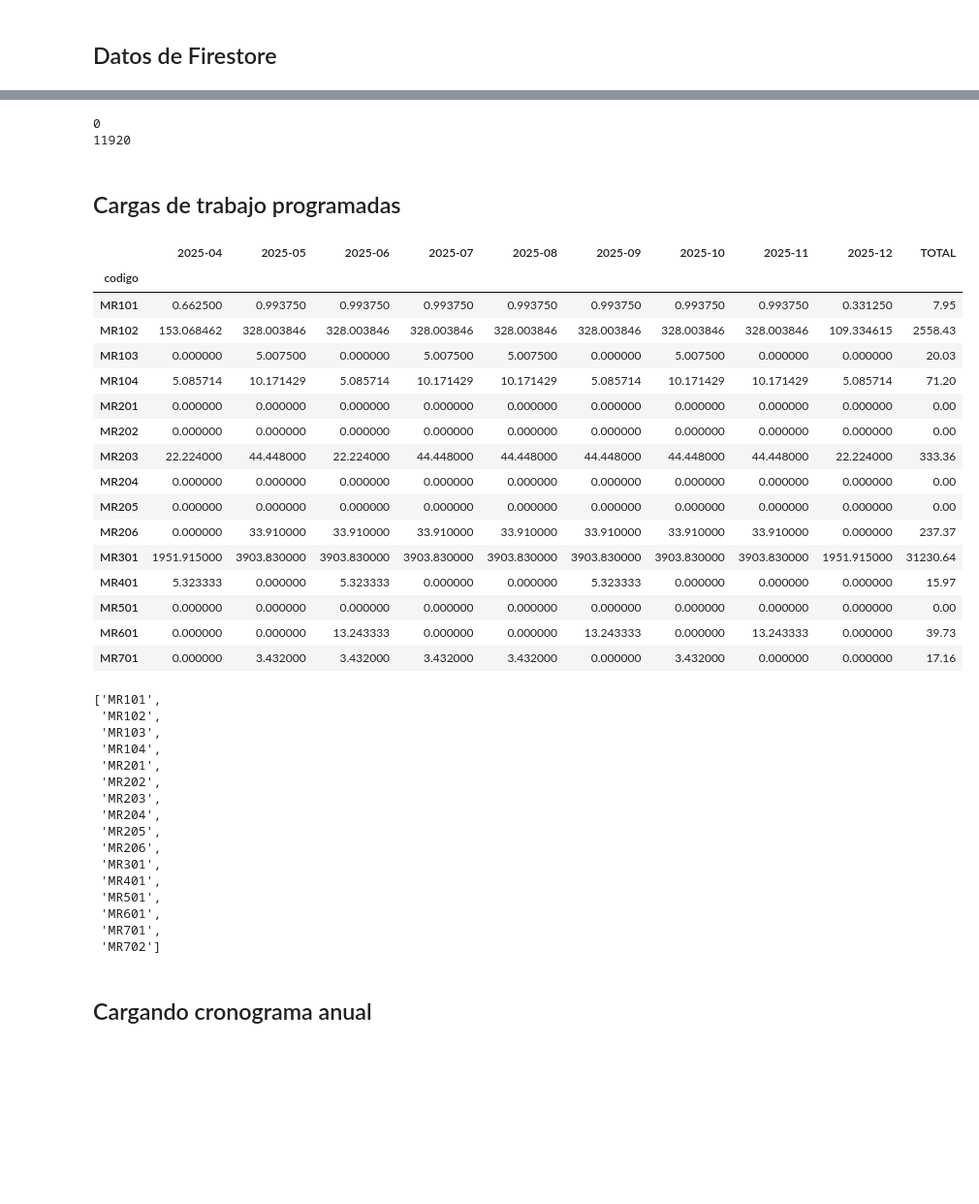
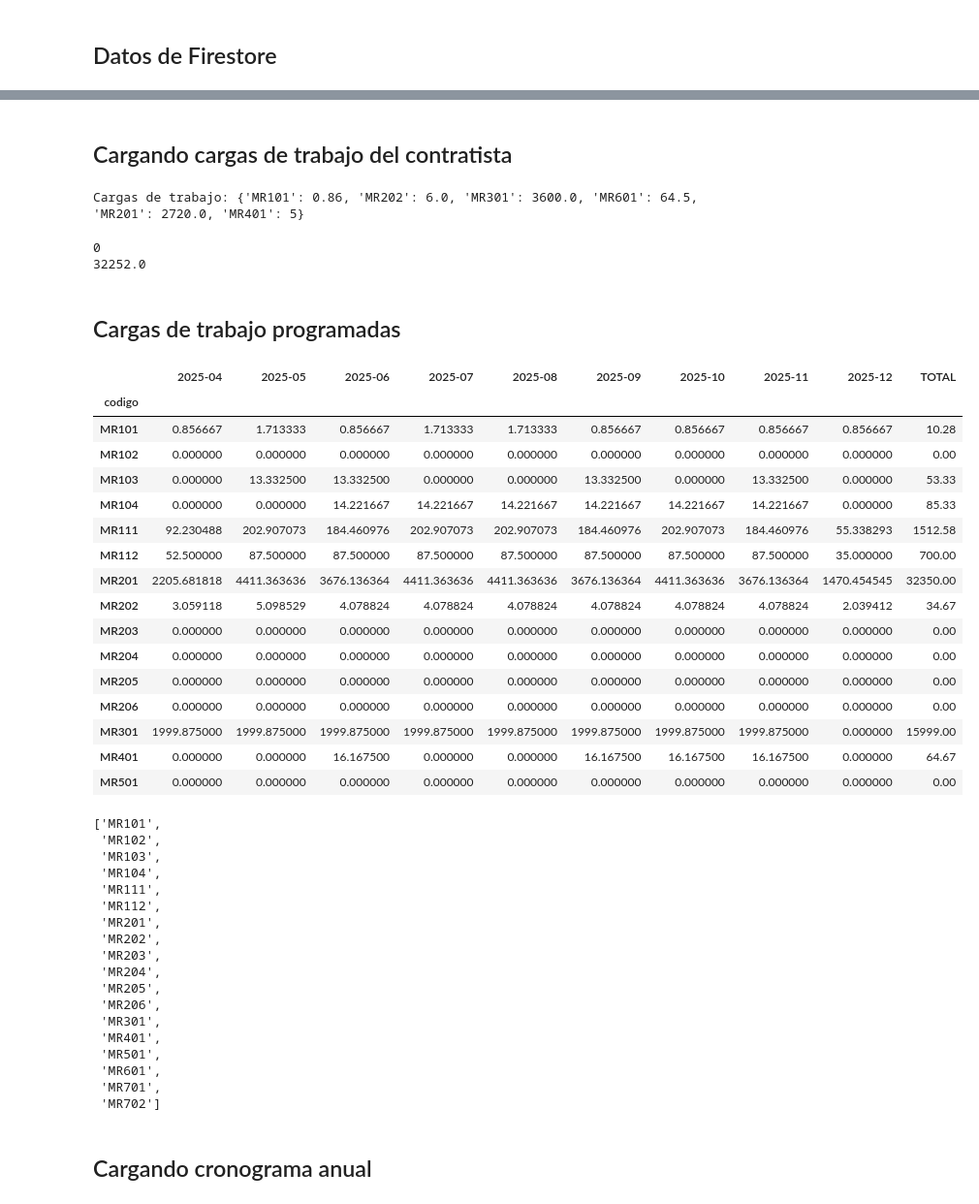
Before and after one commit to eder3232/ivp-asignaciones-financieras, a Jupyter notebook: src/100_cargas_trabajo.ipynb, the cells around one changed output, grey strips where cells are left out. Shown: that part at 97% size. Cells and saved outputs as stored; diff of their text form; code cells hidden in the pictures; blank space fills up the shorter version.

Commit message:
Actualizado cargas de trabajo

```diff
--- a/src/100_cargas_trabajo.ipynb
+++ b/src/100_cargas_trabajo.ipynb
@@ -20,7 +20,7 @@ from openpyxl.utils import get_column_letter
 # %% [markdown]
 ## Datos del proyecto en análisis
 # %%
-proyecto="callacalla"
+proyecto="sibayo"
 mes=4
 anio=2025
 # %% [markdown]
@@ -45,0 +46,2 @@ else:
+# %% [markdown]
+## Cargando cargas de trabajo del contratista
@@ -46,3 +59,12 @@ else:
+# %%
+valorizacion_snapshot = doc_ref_valorizacion.get()
+if not valorizacion_snapshot.exists:
+    print("No existe el documento de cargas de trabajo.")
+
+cargas_trabajo_contratista = valorizacion_snapshot.to_dict()['cargas_trabajo_contratista']
+print("Cargas de trabajo:", cargas_trabajo_contratista)
+# %% [output]
+Cargas de trabajo: {'MR101': 0.86, 'MR202': 6.0, 'MR301': 3600.0, 'MR601': 64.5, 'MR201': 2720.0, 'MR401': 5}
 # %%
 progresiva_inicio=data_mantenimiento.to_dict()["expediente"]["coordenadas"]["inicio"]["progresiva"]
 progresiva_fin=data_mantenimiento.to_dict()["expediente"]["coordenadas"]["fin"]["progresiva"]
@@ -51,35 +73,35 @@ print(progresiva_inicio)
 print(progresiva_fin)
 # %% [output]
 0
-11920
+32252.0
 # %% [markdown]
 ## Cargas de trabajo programadas
 # %%
 # Concatenar la ruta completa al archivo .pkl
 ruta_archivo = os.path.join("data",proyecto, f"{proyecto}_cargas_trabajo.pkl")
 
 # Leer el archivo pickle
 with open(ruta_archivo, "rb") as f:
-    cargas_trabajo = pickle.load(f)
+    cargas_trabajo_programadas_anualmente = pickle.load(f)
 
-cargas_trabajo.head(15)
+cargas_trabajo_programadas_anualmente.head(15)
 # %% [output]
 |  | 2025-04 | 2025-05 | 2025-06 | 2025-07 | 2025-08 | 2025-09 | 2025-10 | 2025-11 | 2025-12 | TOTAL |
 | codigo |  |  |  |  |  |  |  |  |  |  |
-| MR101 | 0.662500 | 0.993750 | 0.993750 | 0.993750 | 0.993750 | 0.993750 | 0.993750 | 0.993750 | 0.331250 | 7.95 |
-| MR102 | 153.068462 | 328.003846 | 328.003846 | 328.003846 | 328.003846 | 328.003846 | 328.003846 | 328.003846 | 109.334615 | 2558.43 |
-| MR103 | 0.000000 | 5.007500 | 0.000000 | 5.007500 | 5.007500 | 0.000000 | 5.007500 | 0.000000 | 0.000000 | 20.03 |
-| MR104 | 5.085714 | 10.171429 | 5.085714 | 10.171429 | 10.171429 | 5.085714 | 10.171429 | 10.171429 | 5.085714 | 71.20 |
-| MR201 | 0.000000 | 0.000000 | 0.000000 | 0.000000 | 0.000000 | 0.000000 | 0.000000 | 0.000000 | 0.000000 | 0.00 |
-| MR202 | 0.000000 | 0.000000 | 0.000000 | 0.000000 | 0.000000 | 0.000000 | 0.000000 | 0.000000 | 0.000000 | 0.00 |
-| MR203 | 22.224000 | 44.448000 | 22.224000 | 44.448000 | 44.448000 | 44.448000 | 44.448000 | 44.448000 | 22.224000 | 333.36 |
+| MR101 | 0.856667 | 1.713333 | 0.856667 | 1.713333 | 1.713333 | 0.856667 | 0.856667 | 0.856667 | 0.856667 | 10.28 |
+| MR102 | 0.000000 | 0.000000 | 0.000000 | 0.000000 | 0.000000 | 0.000000 | 0.000000 | 0.000000 | 0.000000 | 0.00 |
+| MR103 | 0.000000 | 13.332500 | 13.332500 | 0.000000 | 0.000000 | 13.332500 | 0.000000 | 13.332500 | 0.000000 | 53.33 |
+| MR104 | 0.000000 | 0.000000 | 14.221667 | 14.221667 | 14.221667 | 14.221667 | 14.221667 | 14.221667 | 0.000000 | 85.33 |
+| MR111 | 92.230488 | 202.907073 | 184.460976 | 202.907073 | 202.907073 | 184.460976 | 202.907073 | 184.460976 | 55.338293 | 1512.58 |
+| MR112 | 52.500000 | 87.500000 | 87.500000 | 87.500000 | 87.500000 | 87.500000 | 87.500000 | 87.500000 | 35.000000 | 700.00 |
+| MR201 | 2205.681818 | 4411.363636 | 3676.136364 | 4411.363636 | 4411.363636 | 3676.136364 | 4411.363636 | 3676.136364 | 1470.454545 | 32350.00 |
+| MR202 | 3.059118 | 5.098529 | 4.078824 | 4.078824 | 4.078824 | 4.078824 | 4.078824 | 4.078824 | 2.039412 | 34.67 |
+| MR203 | 0.000000 | 0.000000 | 0.000000 | 0.000000 | 0.000000 | 0.000000 | 0.000000 | 0.000000 | 0.000000 | 0.00 |
 | MR204 | 0.000000 | 0.000000 | 0.000000 | 0.000000 | 0.000000 | 0.000000 | 0.000000 | 0.000000 | 0.000000 | 0.00 |
 | MR205 | 0.000000 | 0.000000 | 0.000000 | 0.000000 | 0.000000 | 0.000000 | 0.000000 | 0.000000 | 0.000000 | 0.00 |
-| MR206 | 0.000000 | 33.910000 | 33.910000 | 33.910000 | 33.910000 | 33.910000 | 33.910000 | 33.910000 | 0.000000 | 237.37 |
-| MR301 | 1951.915000 | 3903.830000 | 3903.830000 | 3903.830000 | 3903.830000 | 3903.830000 | 3903.830000 | 3903.830000 | 1951.915000 | 31230.64 |
-| MR401 | 5.323333 | 0.000000 | 5.323333 | 0.000000 | 0.000000 | 5.323333 | 0.000000 | 0.000000 | 0.000000 | 15.97 |
+| MR206 | 0.000000 | 0.000000 | 0.000000 | 0.000000 | 0.000000 | 0.000000 | 0.000000 | 0.000000 | 0.000000 | 0.00 |
+| MR301 | 1999.875000 | 1999.875000 | 1999.875000 | 1999.875000 | 1999.875000 | 1999.875000 | 1999.875000 | 1999.875000 | 0.000000 | 15999.00 |
+| MR401 | 0.000000 | 0.000000 | 16.167500 | 0.000000 | 0.000000 | 16.167500 | 16.167500 | 16.167500 | 0.000000 | 64.67 |
 | MR501 | 0.000000 | 0.000000 | 0.000000 | 0.000000 | 0.000000 | 0.000000 | 0.000000 | 0.000000 | 0.000000 | 0.00 |
-| MR601 | 0.000000 | 0.000000 | 13.243333 | 0.000000 | 0.000000 | 13.243333 | 0.000000 | 13.243333 | 0.000000 | 39.73 |
-| MR701 | 0.000000 | 3.432000 | 3.432000 | 3.432000 | 3.432000 | 0.000000 | 3.432000 | 0.000000 | 0.000000 | 17.16 |
 # %%
 #eliminando el total
@@ -87,10 +109,12 @@ df = cargas_trabajo.iloc[:-1]
 # %%
-df.index.to_list()
+cargas_trabajo_programadas_anualmente.index.to_list()
 # %% [output]
 ['MR101',
  'MR102',
  'MR103',
  'MR104',
+ 'MR111',
+ 'MR112',
  'MR201',
  'MR202',
  'MR203',
```
Also changed, not shown: parts of 15 cells of this notebook.
